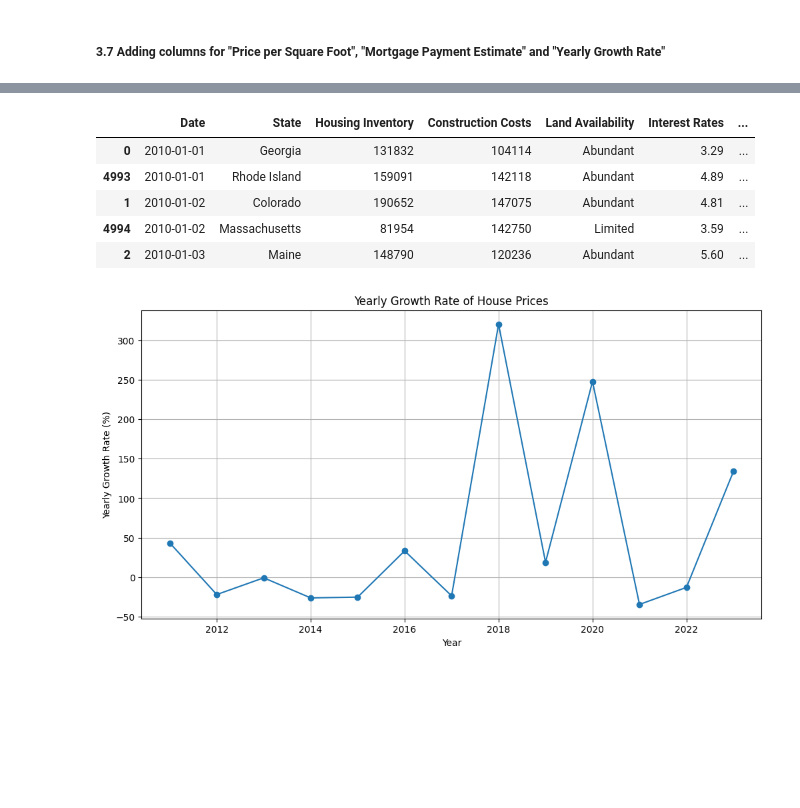
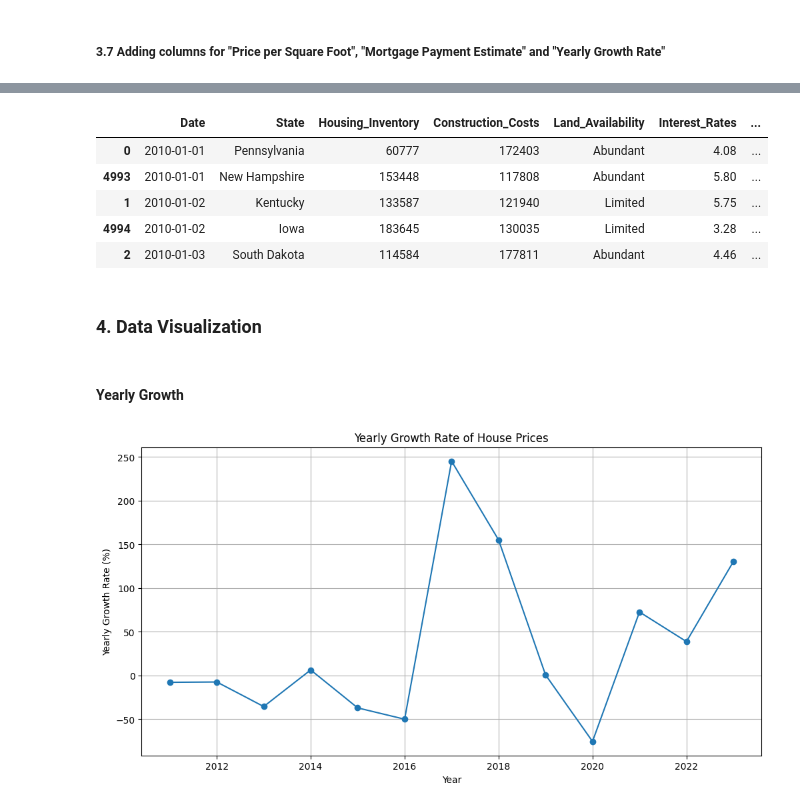
Before and after one commit to saibattula93/US-House-Analysis, a Jupyter notebook: notebook/EDA_House.ipynb, the cells around one changed output, grey strips where cells are left out. Saved outputs shown, nothing was run; the diff lists cells and outputs as text; code cells hidden in the pictures; blank space fills up the shorter version.

Commit message:
update Data visualization

```diff
--- a/notebook/EDA_House.ipynb
+++ b/notebook/EDA_House.ipynb
@@ -265,20 +257,22 @@ We have 7 categorical features : ['Date', 'State', 'Land Availability', 'Economi
 ##### 3.7 Adding columns for "Price per Square Foot", "Mortgage Payment Estimate" and "Yearly Growth Rate"
 # %%
 # Create a new column for Price per Sqft
-df['Price per Sqft'] = df['House Price ($)'] / df['House Area (sqft)']
+df['Price per Sqft'] = df['House_Price'] / df['House_Area_sqft']
+
 # Assuming you have data for interest rates and house prices
-interest_rates = df['Interest Rates'] / 100  # Convert interest rates to decimal
+interest_rates = df['Interest_Rates'] / 100  # Convert interest rates to decimal
 
 # Calculate monthly mortgage payment
-df['Monthly Mortgage Payment'] = (df['House Price ($)'] * (interest_rates / 12)) / (1 - (1 + interest_rates / 12) ** (-30 * 12))
+df['Monthly Mortgage Payment'] = (df['House_Price'] * (interest_rates / 12)) / (1 - (1 + interest_rates / 12) ** (-30 * 12))
 
-# Assuming you have a 'Date' column as a datetime object and 'House Price ($)' column
+# Assuming you have a 'Date' column as a string in the format "%d-%m-%Y"
+df['Date'] = pd.to_datetime(df['Date'], format='%d-%m-%Y')
+
 # Sort the DataFrame by 'Date' to ensure it's in chronological order
-df['Date'] = pd.to_datetime(df['Date'])
 df = df.sort_values(by='Date')
 
 # Calculate the yearly growth rate for rows with at least 12 months of data
-df['Yearly Growth Rate'] = df.groupby('State')['House Price ($)'].pct_change(periods=12) * 100
+df['Yearly Growth Rate'] = df.groupby('State')['House_Price'].pct_change(periods=12) * 100
 
 # Fill NaN values with 0 or any other appropriate value
 df['Yearly Growth Rate'].fillna(0, inplace=True)
@@ -285,16 +285,17 @@ df['Yearly Growth Rate'].fillna(0, inplace=True)
 # %%
 df.head()
 # %% [output]
-|  | Date | State | Housing Inventory | Construction Costs | Land Availability | Interest Rates | ... |
-| 0 | 2010-01-01 | Georgia | 131832 | 104114 | Abundant | 3.29 | ... |
-| 4993 | 2010-01-01 | Rhode Island | 159091 | 142118 | Abundant | 4.89 | ... |
-| 1 | 2010-01-02 | Colorado | 190652 | 147075 | Abundant | 4.81 | ... |
-| 4994 | 2010-01-02 | Massachusetts | 81954 | 142750 | Limited | 3.59 | ... |
-| 2 | 2010-01-03 | Maine | 148790 | 120236 | Abundant | 5.60 | ... |
+|  | Date | State | Housing_Inventory | Construction_Costs | Land_Availability | Interest_Rates | ... |
+| 0 | 2010-01-01 | Pennsylvania | 60777 | 172403 | Abundant | 4.08 | ... |
+| 4993 | 2010-01-01 | New Hampshire | 153448 | 117808 | Abundant | 5.80 | ... |
+| 1 | 2010-01-02 | Kentucky | 133587 | 121940 | Limited | 5.75 | ... |
+| 4994 | 2010-01-02 | Iowa | 183645 | 130035 | Limited | 3.28 | ... |
+| 2 | 2010-01-03 | South Dakota | 114584 | 177811 | Abundant | 4.46 | ... |
+# %% [markdown]
+### 4. Data Visualization
+# %% [markdown]
+#### Yearly Growth
 # %%
-import matplotlib.pyplot as plt
-import pandas as pd
-
 # Assuming you have a DataFrame 'df' with 'Date' and 'House Price ($)' columns
 # Make sure to sort your DataFrame by 'Date' if it's not already sorted
 
@@ -306,32 +307,32 @@ df = df.set_index('Date')
 years = []
 growth_rates = []
 
 # Iterate through each year to calculate yearly growth rates
 for year in range(df.index.min().year + 1, df.index.max().year + 1):
     start_date = pd.Timestamp(year, 1, 1)
     end_date = pd.Timestamp(year + 1, 1, 1)
 
     # Filter data for the current year
     yearly_data = df[(df.index >= start_date) & (df.index < end_date)]
 
     # Calculate the yearly growth rate and append to lists
     if len(yearly_data) > 1:
-        yearly_growth = (yearly_data['House Price ($)'].iloc[-1] - yearly_data['House Price ($)'].iloc[0]) / yearly_data['House Price ($)'].iloc[0] * 100
+        yearly_growth = (yearly_data['House_Price'].iloc[-1] - yearly_data['House_Price'].iloc[0]) / yearly_data['House_Price'].iloc[0] * 100
         years.append(year)
         growth_rates.append(yearly_growth)
 
 # Create a DataFrame for the calculated growth rates
 yearly_growth_df = pd.DataFrame({'Year': years, 'Yearly Growth Rate': growth_rates})
 
 # Plot the yearly growth rates
 plt.figure(figsize=(12, 6))
 plt.plot(yearly_growth_df['Year'], yearly_growth_df['Yearly Growth Rate'], marker='o', linestyle='-')
 plt.title('Yearly Growth Rate of House Prices')
 plt.xlabel('Year')
 plt.ylabel('Yearly Growth Rate (%)')
 plt.grid(True)
 
 # Show the plot
 plt.show()
 # %% [output]
-[figure, old version]
+[figure, new version]
```
Also changed, not shown: parts of 32 cells of this notebook.
